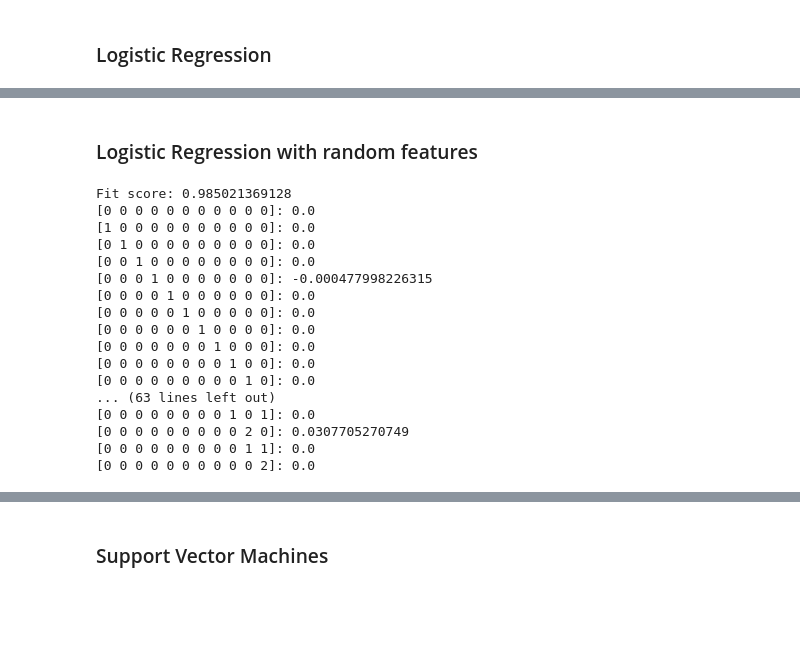
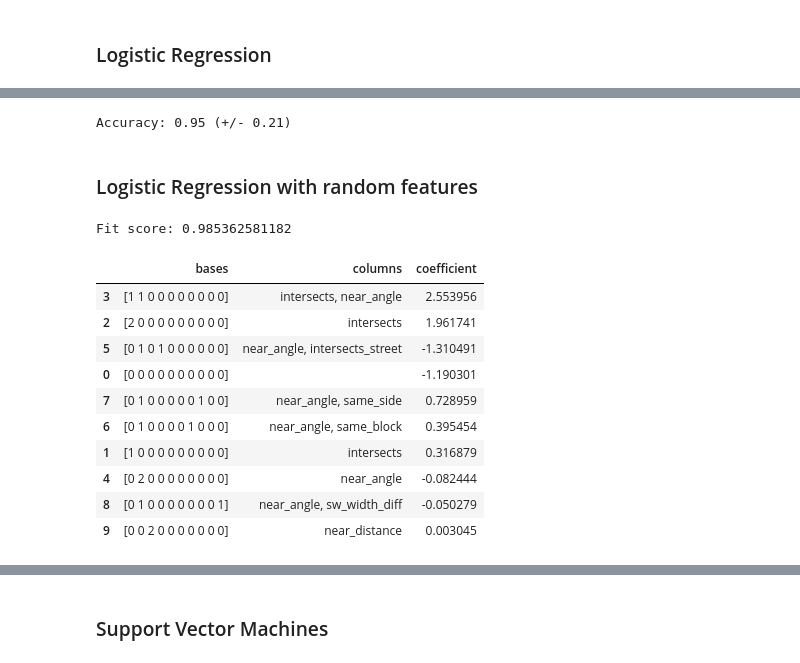
Before and after one commit to AccessMap/crowdsourcelearning, a Jupyter notebook: nick/prelim-analysis.ipynb, the cells around one changed output, grey strips where cells are left out. Saved outputs shown, nothing was run; the diff lists cells and outputs as text; code cells hidden in the pictures; blank space fills up the shorter version.

```diff
--- a/nick/prelim-analysis.ipynb
+++ b/nick/prelim-analysis.ipynb
@@ -124,3 +142,9 @@ Recall score (what fraction of connections were found?): 0.935566047349
+# %%
+# Cross validation - splits into 10 distinct train-test folds and fits
+logistic_scores = cross_validation.cross_val_score(logistic, X, y, cv=10, n_jobs=-1)
+print("Accuracy: %0.2f (+/- %0.2f)" % (logistic_scores.mean(), logistic_scores.std() * 2))
+# %% [output]
+Accuracy: 0.95 (+/- 0.21)
 # %% [markdown]
 ### Logistic Regression with random features
 # %%
@@ -130,24 +155,33 @@ Xp_train, Xp_test, yp_train, yp_test = cross_validation.train_test_split(Xp, y,
 # %%
 logisticp = linear_model.LogisticRegression(penalty='l1', C=1e-2)
 logisticp.fit(Xp_train, yp_train)
 print 'Fit score: {}'.format(logisticp.score(Xp_test, yp_test))
-for colname, value in zip(list(poly.powers_), logisticp.coef_[0]):
-    print '{}: {}'.format(colname, value)
+bases = []
+bases_names = []
+coefficients = []
+for bases_list, coefficient in zip(list(poly.powers_), logisticp.coef_[0]):
+    if coefficient:
+        bases.append(str(bases_list))
+        base_str = ', '.join(X.columns[np.where(np.logical_and(bases_list, X.columns))])
+        bases_names.append(base_str)
+        coefficients.append(coefficient)
+
+logisticp_np = np.column_stack([bases, bases_names, coefficients])
+logisticp_df = pd.DataFrame(logisticp_np, columns=['bases', 'columns', 'coefficient'])
+
+# Sort by absolute value of coefficient value
+logisticp_df.coefficient = logisticp_df.coefficient.astype(float)
+logisticp_df.reindex(logisticp_df.coefficient.abs().sort_values(ascending=False).index)
 # %% [output]
-Fit score: 0.985021369128
-[0 0 0 0 0 0 0 0 0 0 0]: 0.0
-[1 0 0 0 0 0 0 0 0 0 0]: 0.0
-[0 1 0 0 0 0 0 0 0 0 0]: 0.0
-[0 0 1 0 0 0 0 0 0 0 0]: 0.0
-[0 0 0 1 0 0 0 0 0 0 0]: -0.000477998226315
-[0 0 0 0 1 0 0 0 0 0 0]: 0.0
-[0 0 0 0 0 1 0 0 0 0 0]: 0.0
-[0 0 0 0 0 0 1 0 0 0 0]: 0.0
-[0 0 0 0 0 0 0 1 0 0 0]: 0.0
-[0 0 0 0 0 0 0 0 1 0 0]: 0.0
-[0 0 0 0 0 0 0 0 0 1 0]: 0.0
-... (63 lines left out)
-[0 0 0 0 0 0 0 0 1 0 1]: 0.0
-[0 0 0 0 0 0 0 0 0 2 0]: 0.0307705270749
-[0 0 0 0 0 0 0 0 0 1 1]: 0.0
-[0 0 0 0 0 0 0 0 0 0 2]: 0.0
+Fit score: 0.985362581182
+|  | bases | columns | coefficient |
+| 3 | [1 1 0 0 0 0 0 0 0 0] | intersects, near_angle | 2.553956 |
+| 2 | [2 0 0 0 0 0 0 0 0 0] | intersects | 1.961741 |
+| 5 | [0 1 0 1 0 0 0 0 0 0] | near_angle, intersects_street | -1.310491 |
+| 0 | [0 0 0 0 0 0 0 0 0 0] |  | -1.190301 |
+| 7 | [0 1 0 0 0 0 0 1 0 0] | near_angle, same_side | 0.728959 |
+| 6 | [0 1 0 0 0 0 1 0 0 0] | near_angle, same_block | 0.395454 |
+| 1 | [1 0 0 0 0 0 0 0 0 0] | intersects | 0.316879 |
+| 4 | [0 2 0 0 0 0 0 0 0 0] | near_angle | -0.082444 |
+| 8 | [0 1 0 0 0 0 0 0 0 1] | near_angle, sw_width_diff | -0.050279 |
+| 9 | [0 0 2 0 0 0 0 0 0 0] | near_distance | 0.003045 |
```
Also changed, not shown: parts of 11 cells of this notebook, 9 other files.
